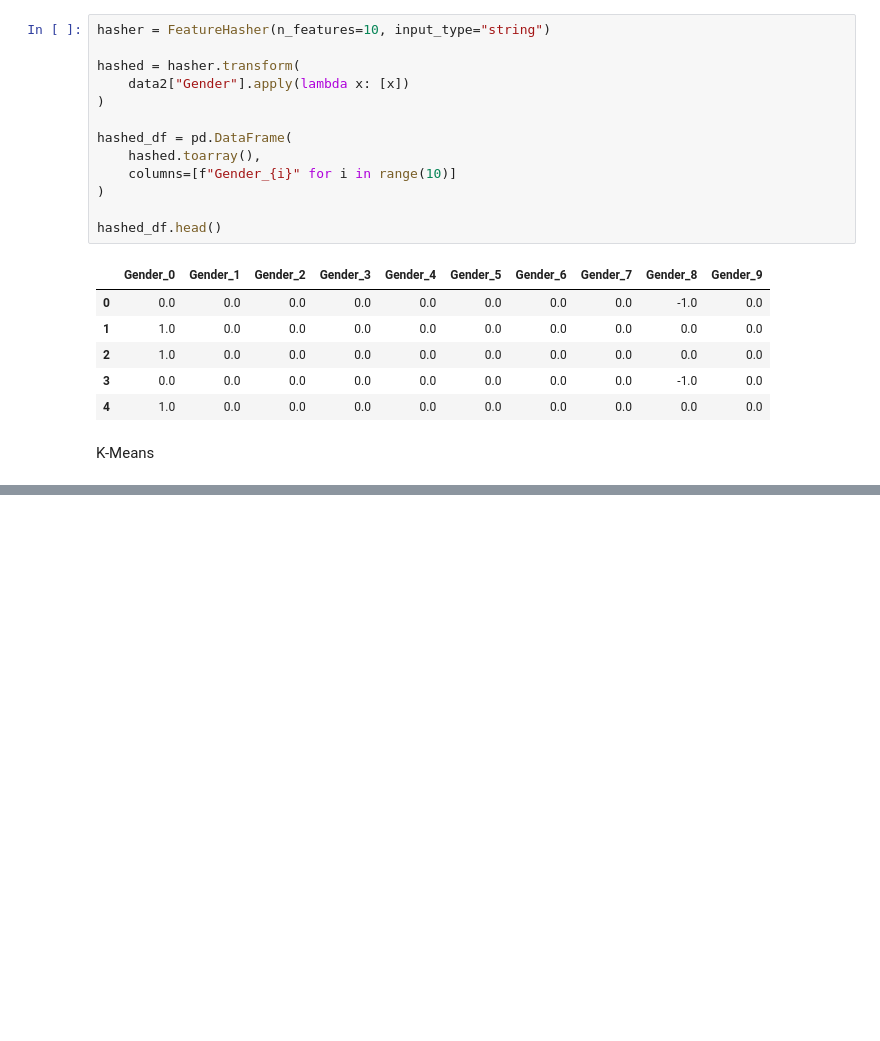
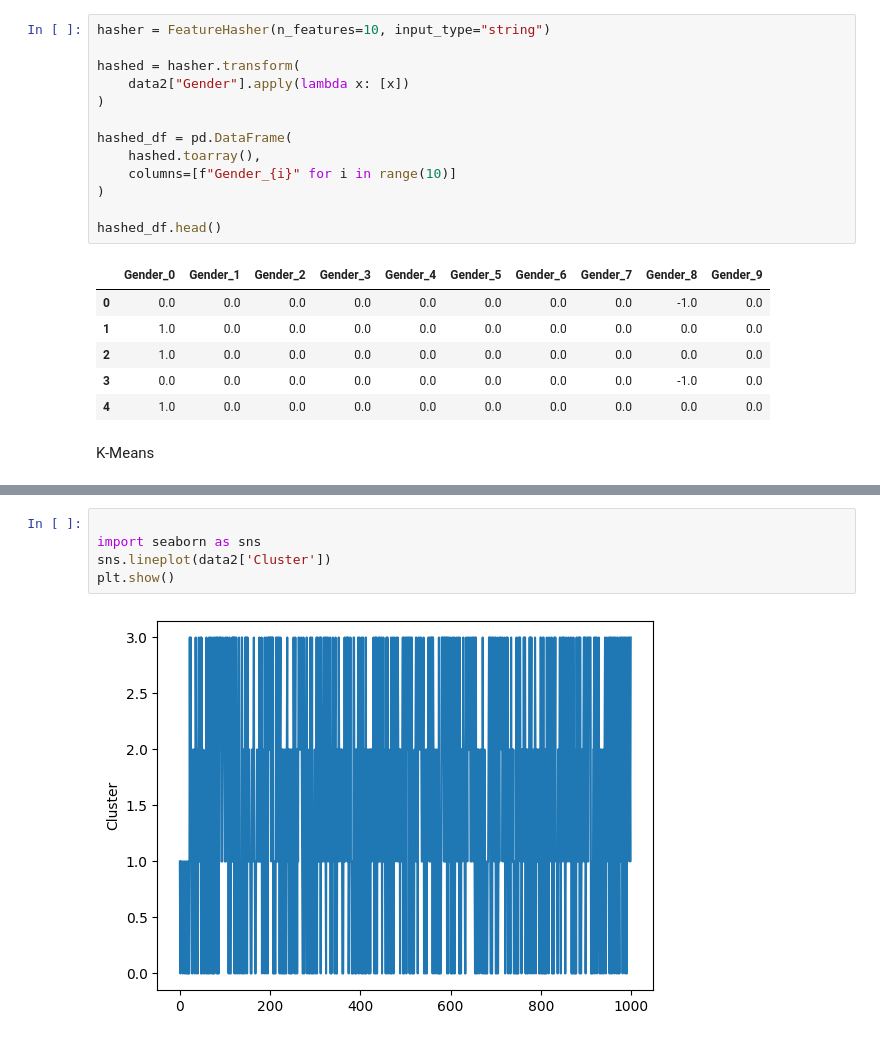
Before and after one commit to mailech/ShipmentSure-Predicting-On-Time-Delivery-Using-Supplier-Data, a Jupyter notebook: Assignment Pseudocode/Assignment(Feature Hashing and Feature Generation).ipynb, the cells around one changed output, grey strips where cells are left out. Saved outputs shown, nothing was run; the diff lists cells and outputs as text; blank space fills up the shorter version.

```diff
--- a/Assignment Pseudocode/Assignment(Feature Hashing and Feature Generation).ipynb
+++ b/Assignment Pseudocode/Assignment(Feature Hashing and Feature Generation).ipynb
@@ -171,0 +169,7 @@ plt.show()
+# %%
+
+import seaborn as sns
+sns.lineplot(data2['Cluster'])
+plt.show()
+# %% [output]
+[figure, added]
```
Also changed, not shown: parts of 4 cells of this notebook, 1 other file.
